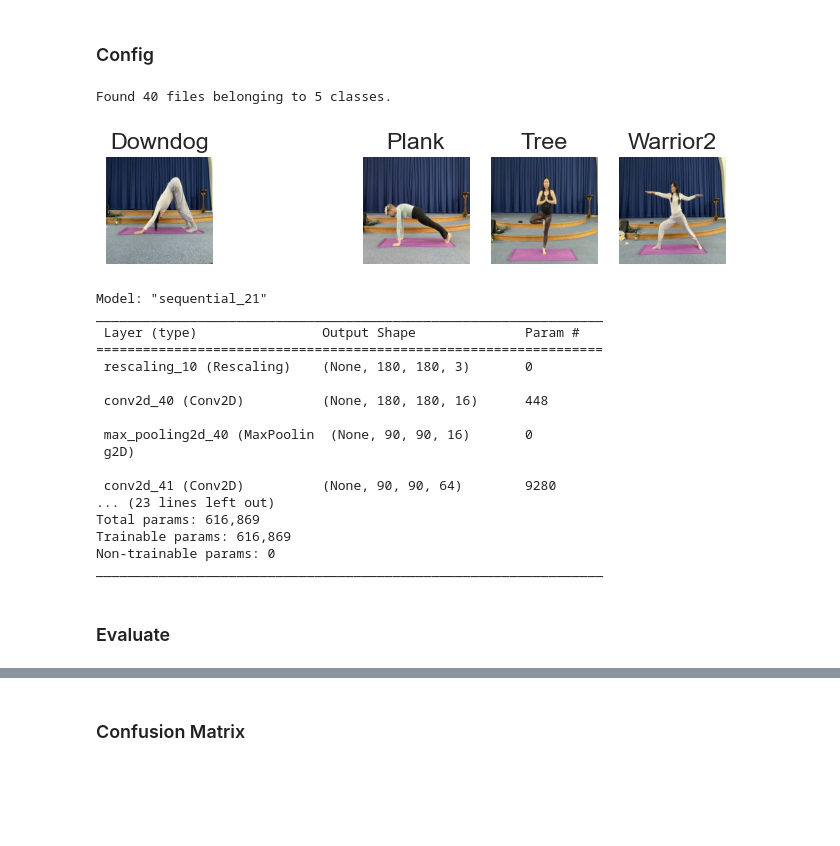
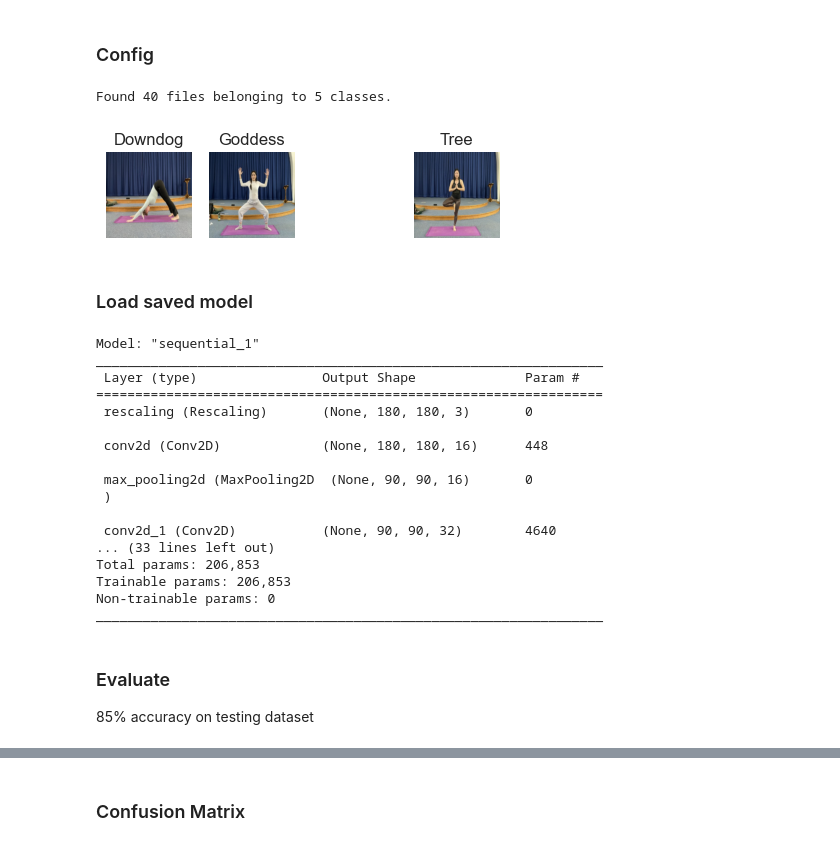
Before and after one commit to Cindywritescode/yogi-snap-models, a Jupyter notebook: Improved model (predict).ipynb, the cells around one changed output, grey strips where cells are left out. Drawn from its saved outputs; the diff is of its cells as text; code cells hidden in the pictures; blank space fills up the shorter version.

Commit message:
edit improved model, get 85% result on testing dataset

```diff
--- a/Improved model (predict).ipynb
+++ b/Improved model (predict).ipynb
@@ -15,45 +16,54 @@ img_height = 180
 img_width = 180
 
 class_names = ['Downdog', 'Goddess', 'Plank', 'Tree', 'Warrior2']
+
+test_dataset = keras.utils.image_dataset_from_directory(
+    pathlib.Path("data/sample/"),
+    image_size=(img_height, img_width),
+    batch_size=128
+)
+# %% [output]
+Found 40 files belonging to 5 classes.
 # %%
-# Display data from testing dataset, 5 yoga poses used in this project
-
-# Test dataset
-test_ds = tf.keras.utils.image_dataset_from_directory("data/sample")
+# Display testing dataset sample, including 5 yoga poses
+# image source: Roehampton University Yoga Society members
 
 for i in range(len(class_names)):
-    filtered_ds = test_ds.filter(lambda x, l: tf.math.equal(l[0], i))
+    filtered_ds = test_dataset.filter(lambda x, l: tf.math.equal(l[0], i))
     for image, label in filtered_ds.take(1):
         ax = plt.subplot(1, 5, i+1)
         plt.imshow(image[0].numpy().astype('uint8'))
         plt.title(class_names[label.numpy()[0]])
         plt.axis('off')
 # %% [output]
-Found 40 files belonging to 5 classes.
-[figure, old version]
+[figure, new version]
+# %% [markdown]
+### Load saved model
 # %%
 # Load model
-saved_improved_model = keras.models.load_model('saved_model/improved_model')
+saved_improved_model = keras.models.load_model('experiment/improved_model')
 # Check its architecture
 saved_improved_model.summary()
 # %% [output]
-Model: "sequential_21"
+Model: "sequential_1"
 _________________________________________________________________
  Layer (type)                Output Shape              Param #
 =================================================================
- rescaling_10 (Rescaling)    (None, 180, 180, 3)       0
+ rescaling (Rescaling)       (None, 180, 180, 3)       0
 
- conv2d_40 (Conv2D)          (None, 180, 180, 16)      448
+ conv2d (Conv2D)             (None, 180, 180, 16)      448
 
- max_pooling2d_40 (MaxPoolin  (None, 90, 90, 16)       0
- g2D)
+ max_pooling2d (MaxPooling2D  (None, 90, 90, 16)       0
+ )
 
- conv2d_41 (Conv2D)          (None, 90, 90, 64)        9280
-... (23 lines left out)
-Total params: 616,869
-Trainable params: 616,869
+ conv2d_1 (Conv2D)           (None, 90, 90, 32)        4640
+... (33 lines left out)
+Total params: 206,853
+Trainable params: 206,853
 Non-trainable params: 0
 _________________________________________________________________
-# %% [markdown]
-### Evaluate
+# %% [markdown]
+### Evaluate
+
+85% accuracy on testing dataset
 # %%
```
Also changed, not shown: parts of 4 cells of this notebook, 14 other files.
